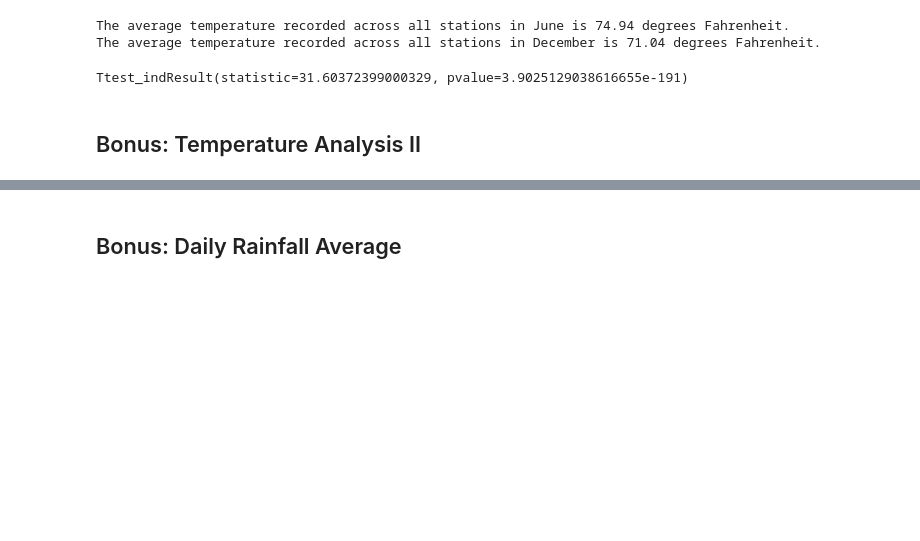
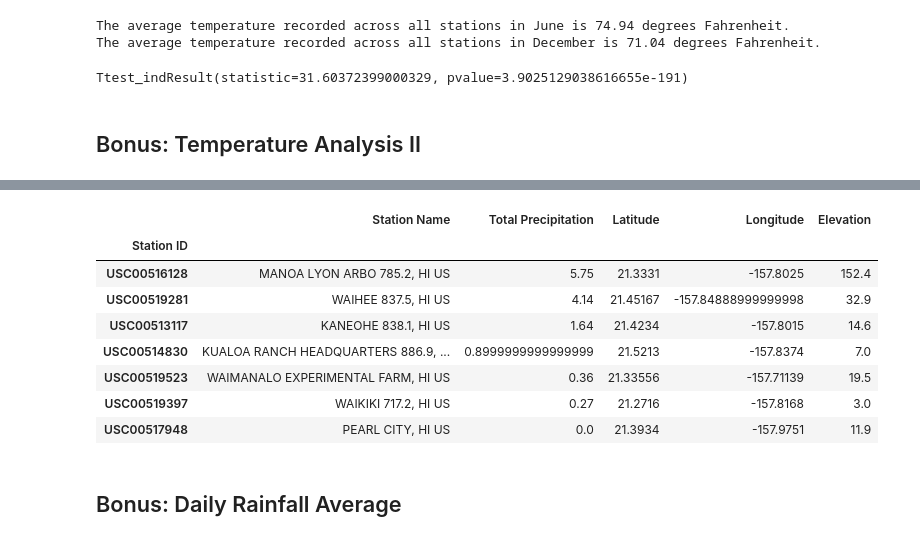
Before and after one commit to dan1ellec/sqlalchemy-challenge, a Jupyter notebook: climate_analysis.ipynb, the cells around one changed output, grey strips where cells are left out. Drawn from its saved outputs; the diff is of its cells as text; code cells hidden in the pictures; blank space fills up the shorter version.

```diff
--- a/climate_analysis.ipynb
+++ b/climate_analysis.ipynb
@@ -320,0 +377,16 @@ Use the peak-to-peak (TMAX-TMIN) value as the y error bar (YERR).
+# %%
+# Calculating total rainfall amount per weather station for the trip dates using the available year's matching dates.
+
+# Sort this in descending order by precipitation amount and list the station, name, latitude, longitude, and elevation
+
+start_date = '2017-04-01'
+end_date = '2017-04-15'
+
+sel = [Station.station, Station.name, func.sum(Measurement.prcp).label("Total prcp"), Station.latitude, Station.longitude, Station.elevation]
+
+total_rainfall = session.query(*sel).filter(Station.station == Measurement.station).\
+                    filter(Measurement.date >= start_date).filter(Measurement.date <= end_date).\
+                    group_by(Station.station).\
+                    order_by(func.sum(Measurement.prcp).desc()).all()
+
+total_rainfall
@@ -321,2 +411,26 @@ Use the peak-to-peak (TMAX-TMIN) value as the y error bar (YERR).
+# %%
+#convert query object to data frame
+total_rainfall_df = pd.DataFrame(np.array(total_rainfall))
+
+
+total_rainfall_df = total_rainfall_df.rename(columns={0: "Station ID", 1: "Station Name", 2: "Total Precipitation",
+                                                      3: "Latitude", 4: "Longitude", 5: "Elevation"})
+total_rainfall_df
+
+total_rainfall_df.set_index("Station ID")
+
+# decide whether to have station id as index??
+# I'm not sure why there are only 7 stations when there are 9 in the data set??
+# do the other twojust not have data for my dates????
+# %% [output]
+|  | Station Name | Total Precipitation | Latitude | Longitude | Elevation |
+| Station ID |  |  |  |  |  |
+| USC00516128 | MANOA LYON ARBO 785.2, HI US | 5.75 | 21.3331 | -157.8025 | 152.4 |
+| USC00519281 | WAIHEE 837.5, HI US | 4.14 | 21.45167 | -157.84888999999998 | 32.9 |
+| USC00513117 | KANEOHE 838.1, HI US | 1.64 | 21.4234 | -157.8015 | 14.6 |
+| USC00514830 | KUALOA RANCH HEADQUARTERS 886.9, ... | 0.8999999999999999 | 21.5213 | -157.8374 | 7.0 |
+| USC00519523 | WAIMANALO EXPERIMENTAL FARM, HI US | 0.36 | 21.33556 | -157.71139 | 19.5 |
+| USC00519397 | WAIKIKI 717.2, HI US | 0.27 | 21.2716 | -157.8168 | 3.0 |
+| USC00517948 | PEARL CITY, HI US | 0.0 | 21.3934 | -157.9751 | 11.9 |
 # %% [markdown]
 ## Bonus: Daily Rainfall Average
```
Also changed, not shown: parts of 12 cells of this notebook.
